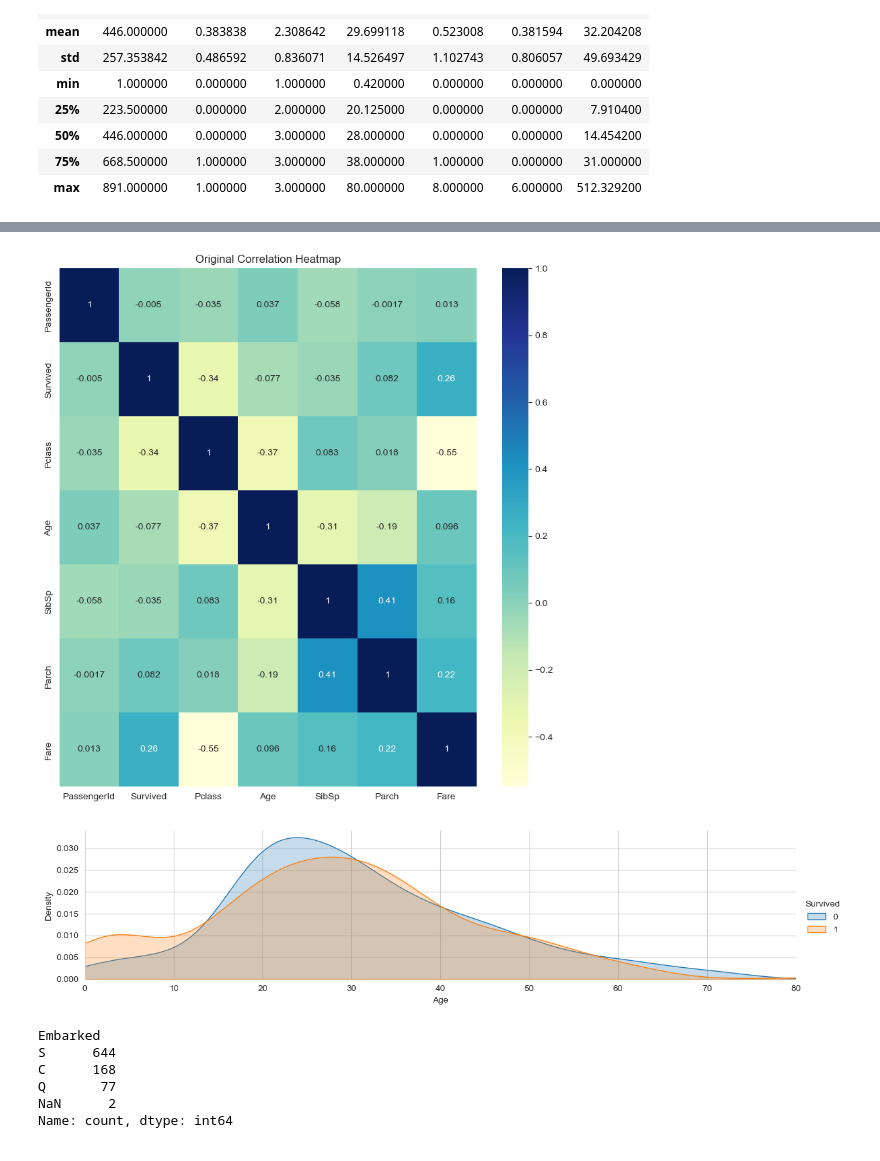
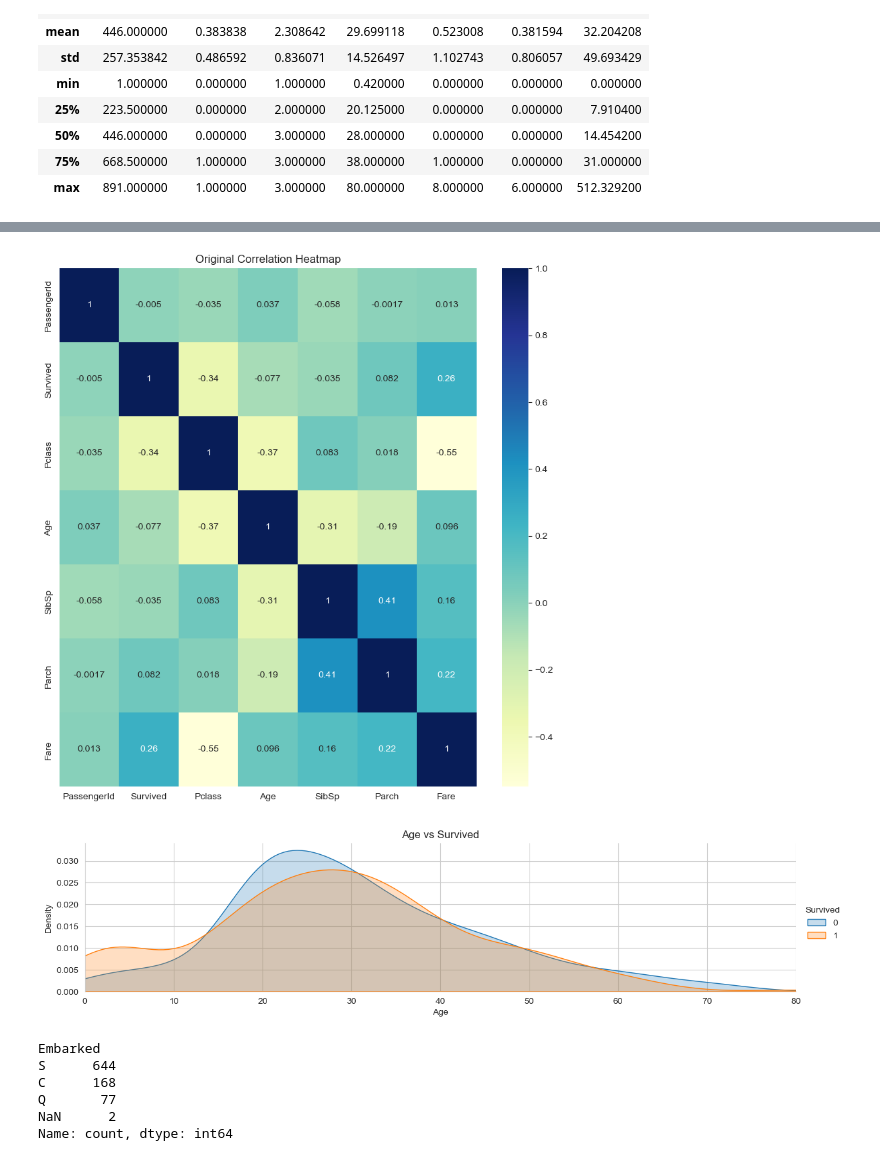
Before and after one commit to jresendiz27/CIC_AIDiploma2025, a Jupyter notebook: notebooks/Titanic_ML.ipynb, the cells around one changed output, grey strips where cells are left out. Cells and saved outputs as stored; diff of their text form; code cells hidden in the pictures.

```diff
--- a/notebooks/Titanic_ML.ipynb
+++ b/notebooks/Titanic_ML.ipynb
@@ -65,29 +65,30 @@ df.describe()
 # %%
 plt.figure(figsize=(10, 10))
 plt.bar(["Death", "Survived"], df["Survived"].value_counts())
 plt.title("Survived vs Death")
 plt.show()
 
 plt.figure(figsize=(10, 10))
 plt.title("Age")
 plt.hist(df["Age"].dropna())
 plt.show()
 
 plt.figure(figsize=(10, 10))
 sns.heatmap(df.corr(numeric_only=True), annot=True, cmap="YlGnBu")
 plt.title("Original Correlation Heatmap")
 plt.show()
 
 facet = sns.FacetGrid(df, hue='Survived', aspect=4)
 facet.map(sns.kdeplot, 'Age', fill=True)
 facet.set(xlim=(0, df['Age'].max()))
 facet.add_legend()
+plt.title("Age vs Survived")
 plt.show()
 # %% [output]
 [figure]
 [figure]
 [figure]
-[figure, old version]
+[figure, new version]
 # %%
 df['Embarked'].value_counts(dropna=False)
 # %% [output]
```
Also changed, not shown: parts of 1 cell of this notebook, 5 other files.
